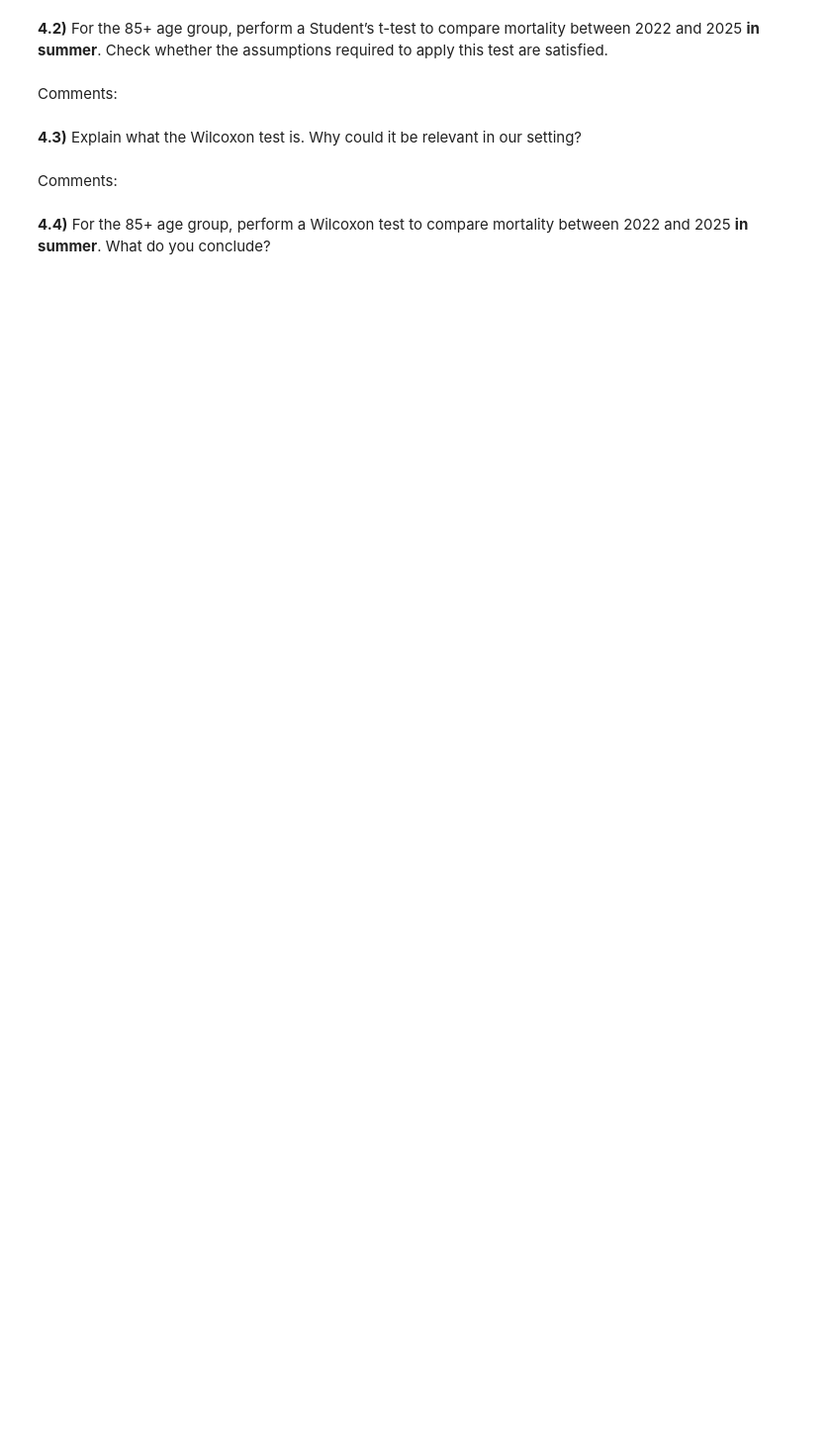
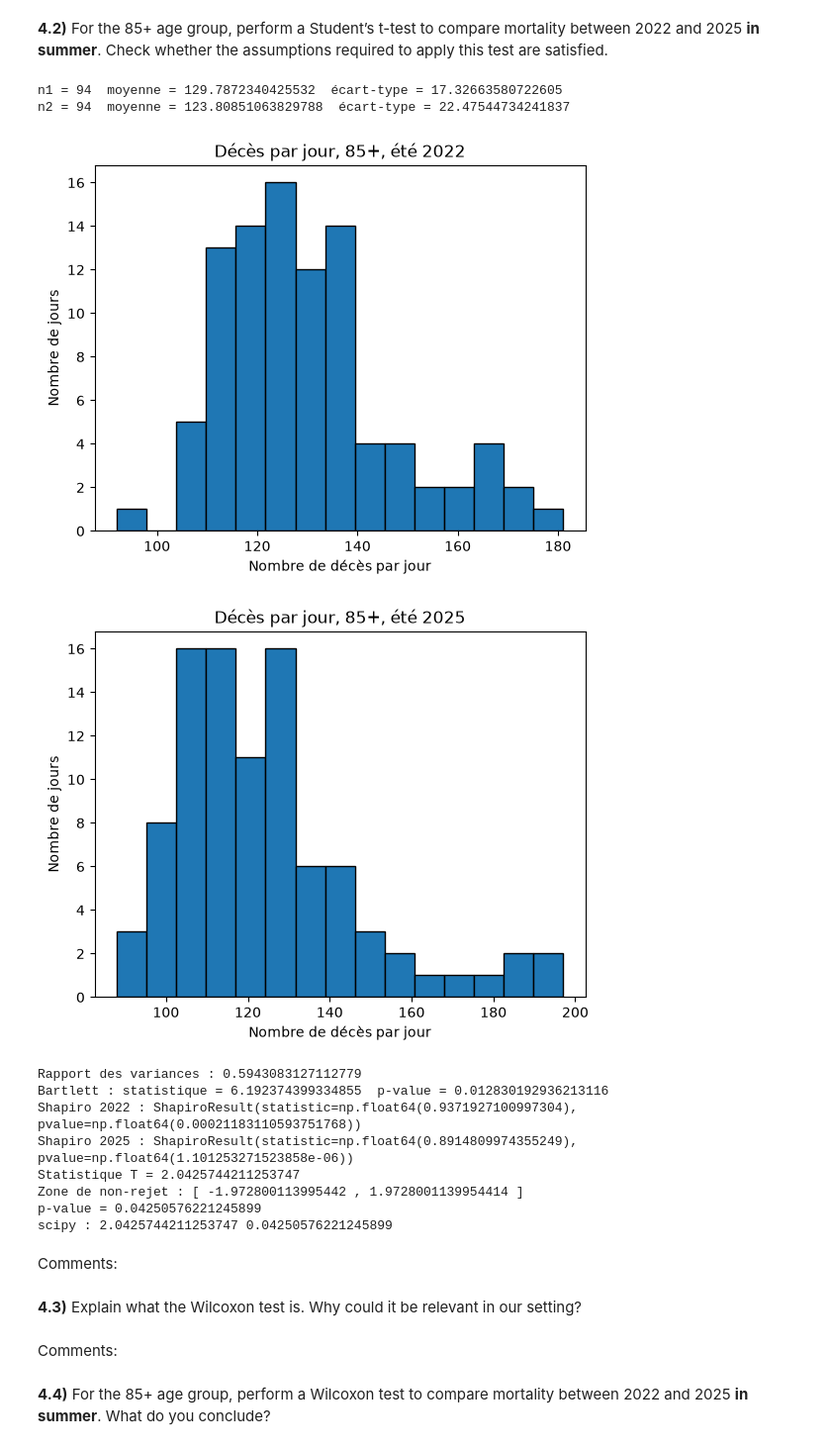
Before and after one commit to Auremifasol/Hackaton_1-Statistiques, a Jupyter notebook: Hackathon_26_27.ipynb, the cells around one changed output. Shown at 99% size. Cells and saved outputs as stored; diff of their text form; code cells hidden in the pictures; blank space fills up the shorter version.

```diff
--- a/Hackathon_26_27.ipynb
+++ b/Hackathon_26_27.ipynb
@@ -151,4 +163,11 @@ $$
 # %% [markdown]
 **4.1)** Create two subsets of the original dataset corresponding to the years 2022 and 2025, respectively.
 # %%
-# Code here
+df['year'] = df['date'].str[:4]
+
+df_2022 = df[df['year'] == '2022']
+df_2025 = df[df['year'] == '2025']
+
+print("Années présentes :", df['year'].unique())
+print("Nombre de lignes en 2022 :", len(df_2022))
+print("Nombre de lignes en 2025 :", len(df_2025))
@@ -155,7 +180,71 @@ $$
 # %% [markdown]
 **4.2)** For the 85+ age group, perform a Student’s t-test to compare mortality between 2022 and 2025 **in summer**. Check whether the assumptions required to apply this test are satisfied.
 # %%
-# Code here
+import numpy as np
+import matplotlib.pyplot as plt
+import scipy.stats as sc
+
+
+X1 = df_2022[(df_2022['CD_AGEGROUP'] == '85+') & (df_2022['season'] == 'summer')]['MS_NUM_DEATH'].values
+X2 = df_2025[(df_2025['CD_AGEGROUP'] == '85+') & (df_2025['season'] == 'summer')]['MS_NUM_DEATH'].values
+
+n1 = len(X1)
+n2 = len(X2)
+Xb1 = np.mean(X1)
+Xb2 = np.mean(X2)
+S1 = np.std(X1, ddof=1)
+S2 = np.std(X2, ddof=1)
+
+print("n1 =", n1, " moyenne =", Xb1, " écart-type =", S1)
+print("n2 =", n2, " moyenne =", Xb2, " écart-type =", S2)
+
+plt.hist(X1, bins=15, edgecolor='black')
+plt.title("Décès par jour, 85+, été 2022")
+plt.xlabel("Nombre de décès par jour")
+plt.ylabel("Nombre de jours")
+plt.show()
+
+plt.hist(X2, bins=15, edgecolor='black')
+plt.title("Décès par jour, 85+, été 2025")
+plt.xlabel("Nombre de décès par jour")
+plt.ylabel("Nombre de jours")
+plt.show()
+
+
+print("Rapport des variances :", S1**2 / S2**2)
+Tb, pb = sc.bartlett(X1.astype(float), X2.astype(float))
+print("Bartlett : statistique =", Tb, " p-value =", pb)
+
+print("Shapiro 2022 :", sc.shapiro(X1))
+print("Shapiro 2025 :", sc.shapiro(X2))
+
+Spool = np.sqrt(((n1-1)*S1**2 + (n2-1)*S2**2) / (n1 + n2 - 2))
+Tx = (Xb1 - Xb2) / (Spool * np.sqrt(1/n1 + 1/n2))
+
+alpha = 0.05
+t_l = sc.t.ppf(q=alpha/2, df=n1+n2-2)
+t_u = sc.t.ppf(q=1-alpha/2, df=n1+n2-2)
+pval = 2 * sc.t.cdf(-np.abs(Tx), df=n1+n2-2)
+
+print("Statistique T =", Tx)
+print("Zone de non-rejet : [", t_l, ",", t_u, "]")
+print("p-value =", pval)
+
+T_sc, p_sc = sc.ttest_ind(X1, X2, equal_var=True)
+print("scipy :", T_sc, p_sc)
+# %% [output]
+n1 = 94  moyenne = 129.7872340425532  écart-type = 17.32663580722605
+n2 = 94  moyenne = 123.80851063829788  écart-type = 22.47544734241837
+[figure, added]
+[figure, added]
+Rapport des variances : 0.5943083127112779
+Bartlett : statistique = 6.192374399334855  p-value = 0.012830192936213116
+Shapiro 2022 : ShapiroResult(statistic=np.float64(0.9371927100997304), pvalue=np.float64(0.00021183110593751768))
+Shapiro 2025 : ShapiroResult(statistic=np.float64(0.8914809974355249), pvalue=np.float64(1.101253271523858e-06))
+Statistique T = 2.0425744211253747
+Zone de non-rejet : [ -1.972800113995442 , 1.9728001139954414 ]
+p-value = 0.04250576221245899
+scipy : 2.0425744211253747 0.04250576221245899
 # %% [markdown]
 Comments:
 # %% [markdown]
```
Also changed, not shown: parts of 6 cells of this notebook.
